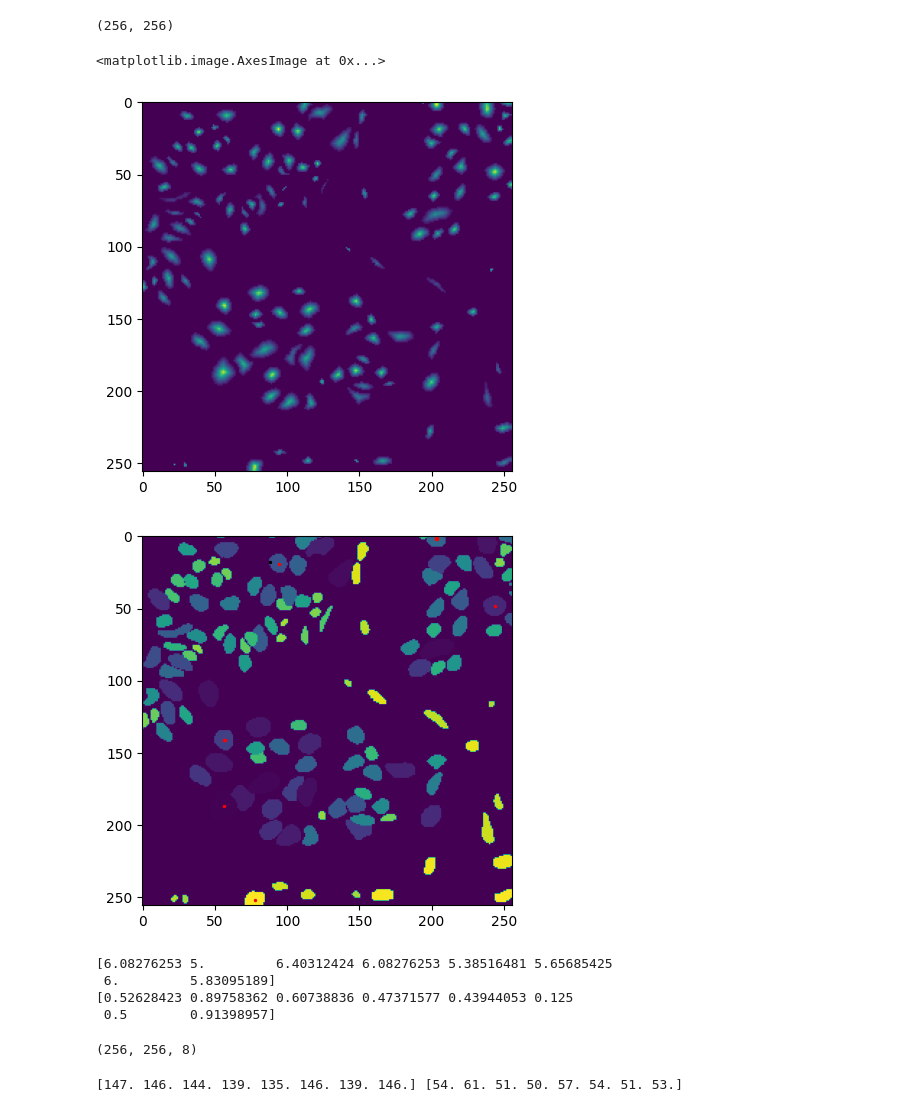
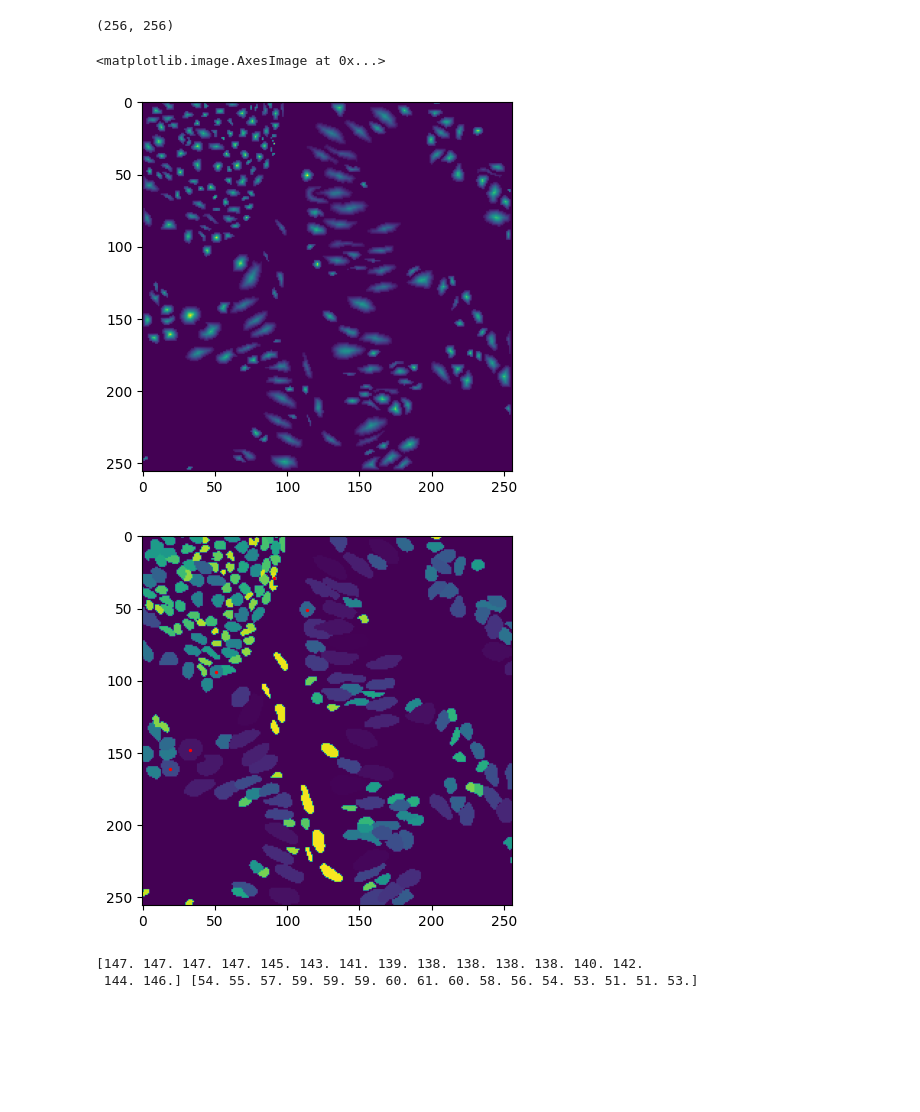
Before and after one commit to NischalSuresh/StarDist-Lizard, a Jupyter notebook: new-star_dist.ipynb, the cells around one changed output. Drawn from its saved outputs; the diff is of its cells as text; code cells hidden in the pictures; blank space fills up the shorter version.

```diff
--- a/new-star_dist.ipynb
+++ b/new-star_dist.ipynb
@@ -8,5 +9,16 @@ import skimage
+# %%
+def order_contour(contour_init):
+    contour_init = contour_init[:, [1, 0]] # cv
+    max_first_index = np.max(contour_init[:, 0])
+    # Create a boolean mask to identify rows with the maximum first index
+    filtered_data = contour_init[:, 0] == max_first_index
+    min_second_index = np.min(contour_init[filtered_data, 1])
+    # find index of max first index and min second index
+    index = np.where((contour_init[:, 0] == max_first_index) & (contour_init[:, 1] == min_second_index))[0][0]
+    rotated_arr = np.concatenate((contour_init[index:], contour_init[:index]))
+    return rotated_arr
 # %%
-def calculate_starGT(instance_segmentation_map, n_rays = 8):
+def calculate_starGT(instance_segmentation_map, n_rays = 32):
         """
         Calculate object prob for each pixel in the image.
         Args:
@@ -25,23 +37,18 @@ def calculate_starGT(instance_segmentation_map, n_rays = 8):
         # iterate over each instance
         for inst in np.unique(instance_segmentation_map)[1:]:
             instance_pixels = (instance_segmentation_map == inst)
-            boundary_pixels = skimage.segmentation.find_boundaries(instance_pixels, 2, mode='inner', background=0)
-            boundary_indices = np.argwhere(boundary_pixels)
+            contour_initial, _ = cv.findContours(instance_pixels.astype(np.uint8), cv.RETR_EXTERNAL, cv.CHAIN_APPROX_NONE)
+            contour_initial = contour_initial[0][:, 0, :]
+            contour = order_contour(contour_initial)
             # randomly sample n_rays points on the boundary
-            n_boundary_pixels = boundary_indices.shape[0]
-            try:
-                ray_indices = np.random.choice(n_boundary_pixels, size=n_rays, replace=False)
-            # if there are less boundary pixels than rays, sample with replacement
-            except:
-                ray_indices = np.random.choice(n_boundary_pixels, size=n_rays, replace=True)
+            contour_n = contour[np.linspace(0, len(contour) - 1, n_rays).astype(int)]
 
-            ray_points = boundary_indices[ray_indices]
             # iterate over each pixel in the instance
             for i in range(instance_segmentation_map.shape[0]):
                 for j in range(instance_segmentation_map.shape[1]):
                     if instance_pixels[i,j]:
                         distances_to_background = np.linalg.norm(
-                        boundary_indices - np.array([i, j]), axis=1
+                        contour - np.array([i, j]), axis=1
                         )
                         min_distance = np.min(distances_to_background)
                         # normalize to [0, 1]
@@ -50,9 +57,9 @@ def calculate_starGT(instance_segmentation_map, n_rays = 8):
                         except:
                             object_probabilities[i, j] = 0
                         # calculate the distance from instace pixel to each ray point using np.linalg.norm
-                        star_distances[i,j] = np.linalg.norm(ray_points - np.array([i, j]), axis=1)
-                        # calc the angles with respect to the x-axis
-                        angles_ray = np.arctan2(ray_points[:, 1] - j, ray_points[:, 0] - i)
+                        star_distances[i,j] = np.linalg.norm(contour_n - np.array([i, j]), axis=1)
+                        # calc the angles with respect to the j-axis
+                        angles_ray = np.arctan2(contour_n[:, 1] - j, contour_n[:, 0] - i)
                         # angles from [-pi,pi] --> [0, 2pi] and normalize to [0, 1]
                         angles[i,j] = ((angles_ray + 2 * np.pi) % (2 * np.pi)) / (2 * np.pi)
         return object_probabilities, star_distances, angles
@@ -60,40 +67,27 @@ def calculate_starGT(instance_segmentation_map, n_rays = 8):
 labels_path = "/Users/ngandige/Documents/stardist/StarDist-Lizard/data/labels.npy"
 images_path = "/Users/ngandige/Documents/stardist/StarDist-Lizard/data/images.npy"
 
-instance_map = np.load(labels_path)[1,:,:,0]
-image = np.load(images_path)[1,:,:,0]
+instance_map = np.load(labels_path)[5,:,:,0]
+image = np.load(images_path)[5,:,:,:]
 # %%
 instance_map.shape
 # %% [output]
 (256, 256)
 # %%
-object_probabilities, star_distances, angles  = calculate_starGT(instance_map, n_rays = 8)
+object_probabilities, star_distances, angles  = calculate_starGT(instance_map, n_rays = 16)
 # %%
 plt.imshow(object_probabilities)
 # %% [output]
 <matplotlib.image.AxesImage at 0x...>
-[figure, old version]
+[figure, new version]
 # %%
 # select points where object_probabilities > 0.72
-points = np.argwhere(object_probabilities > 0.65)
+points = np.argwhere(object_probabilities > 0.68)
 plt.imshow(instance_map)
 plt.scatter(points[:,1], points[:,0], s=2, c='r')
-plt.scatter(88,18,s=2, c='black')
 plt.show()
 # %% [output]
-[figure, old version]
+[figure, new version]
-# %%
-print(star_distances[19,94])
-print(angles[19,94])
-# %% [output]
-[6.08276253 5.         6.40312424 6.08276253 5.38516481 5.65685425
- 6.         5.83095189]
-[0.52628423 0.89758362 0.60738836 0.47371577 0.43944053 0.125
- 0.5        0.91398957]
-# %%
-angles.shape
-# %% [output]
-(256, 256, 8)
 # %%
 import numpy as np
 
@@ -111,7 +105,8 @@ angle_rad = angles[start_point[0], start_point[1]] * 2 * np.pi
 x , y = calculate_endpoint(start_point, length, angle_rad)
 print(x,y)
 # %% [output]
-[147. 146. 144. 139. 135. 146. 139. 146.] [54. 61. 51. 50. 57. 54. 51. 53.]
+[147. 147. 147. 147. 145. 143. 141. 139. 138. 138. 138. 138. 140. 142.
+ 144. 146.] [54. 55. 57. 59. 59. 59. 60. 61. 60. 58. 56. 54. 53. 51. 51. 53.]
 # %%
 # calculate 99.5 percentile object_probabilities
 percentile_99_5 = np.percentile(object_probabilities, 99.5)
```
Also changed, not shown: parts of 16 cells of this notebook.
